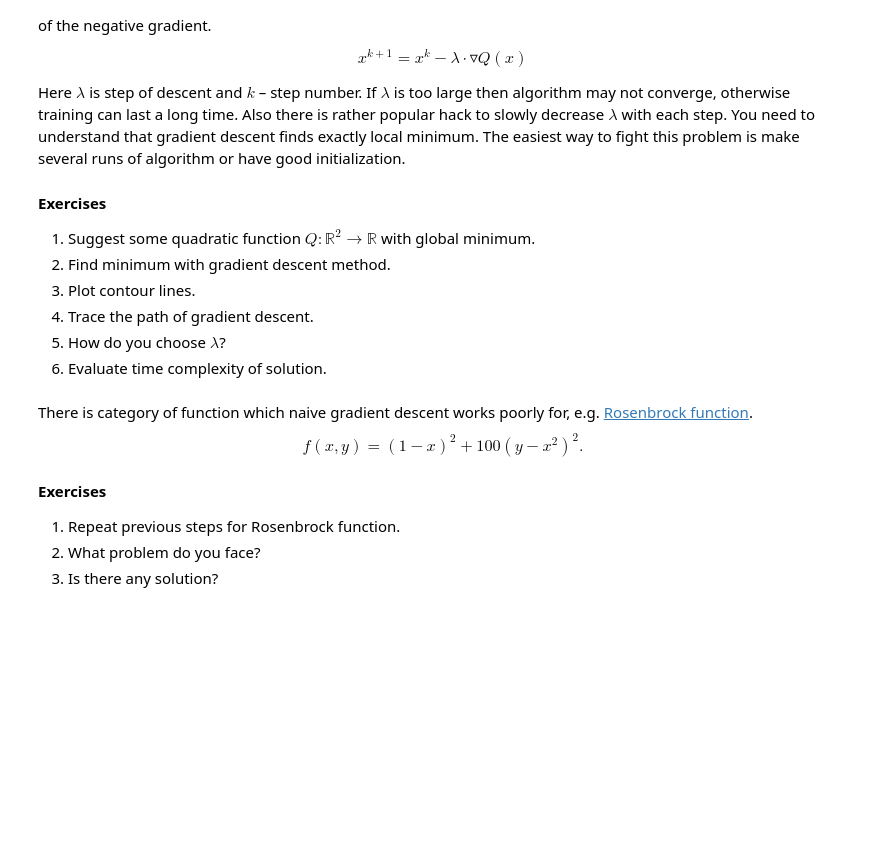
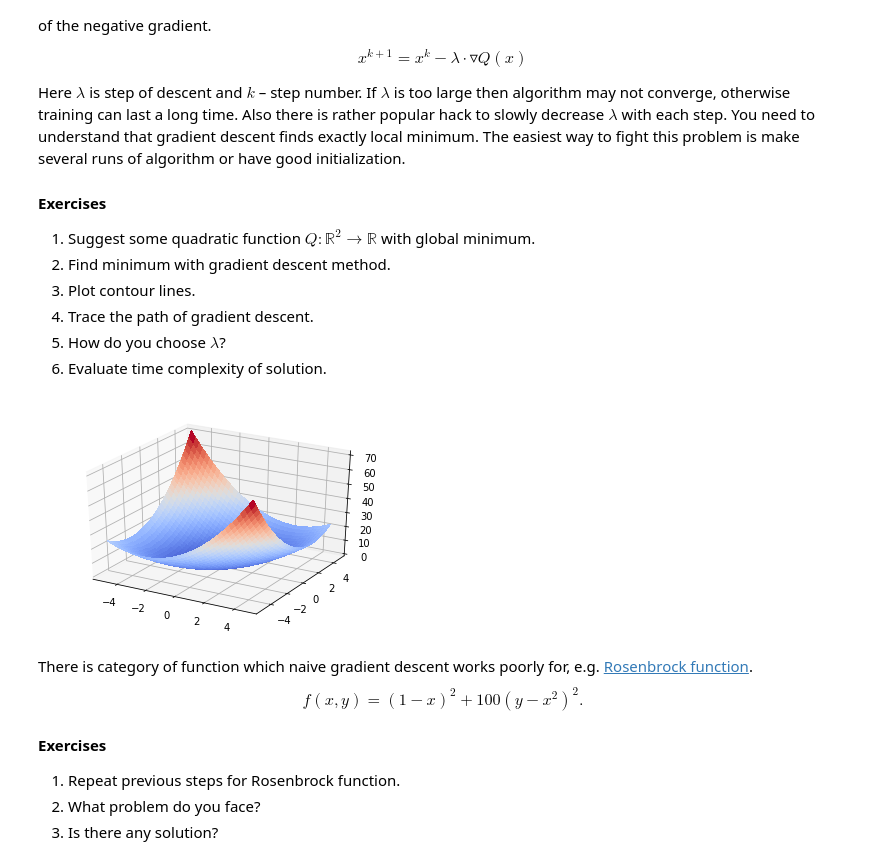
Before and after one commit to SokolovRE/Renju, a Jupyter notebook: labs/lab-1.ipynb, the cells around one changed output. Saved outputs shown, nothing was run; the diff lists cells and outputs as text; code cells hidden in the pictures; blank space fills up the shorter version.

```diff
--- a/labs/lab-1.ipynb
+++ b/labs/lab-1.ipynb
@@ -207,6 +259,19 @@ Here $\lambda$ is step of descent and  $k$ – step number. If $\lambda$ is too
 4. Trace the path of gradient descent.
 5. How do you choose $\lambda$?
 6. Evaluate time complexity of solution.
+# %%
+from mpl_toolkits.mplot3d import Axes3D
+from matplotlib import cm
+fig = plt.figure()
+ax = fig.gca(projection='3d')
+x = np.arange(-5, 5, 0.25)
+y = np.arange(-5, 5, 0.25)
+x, y = np.meshgrid(x, y)
+z = x**2 + y**2 - x*y
+
+surf = ax.plot_surface(x, y, z, cmap=cm.coolwarm, lw=0, antialiased=False)
+# %% [output]
+[figure, added]
 # %% [markdown]
 There is category of function which naive gradient descent works poorly for, e.g. [Rosenbrock function](https://en.wikipedia.org/wiki/Rosenbrock_function).
 $$f(x, y) = (1-x)^2 + 100(y-x^2)^2.$$
```
Also changed, not shown: parts of 10 cells of this notebook.
